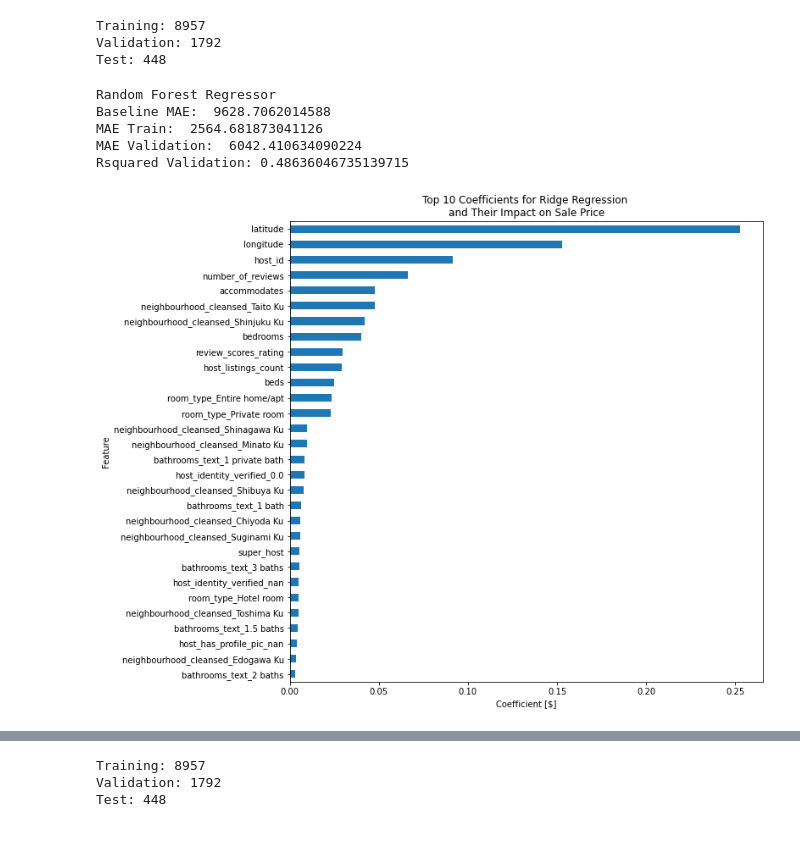
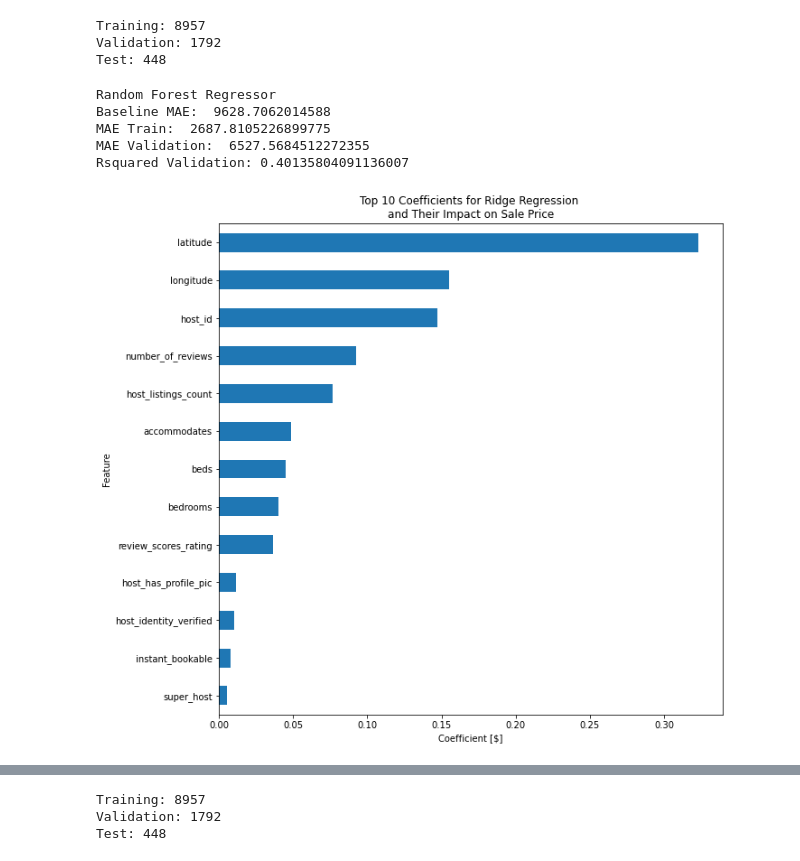
Before and after one commit to Build-Week-2106FT-AirBnB-3/front-end, a Jupyter notebook: EDA.ipynb, the cells around one changed output, grey strips where cells are left out. Drawn from its saved outputs; the diff is of its cells as text; code cells hidden in the pictures.

```diff
--- a/EDA.ipynb
+++ b/EDA.ipynb
@@ -57,6 +57,10 @@ def wrangle(filepath):
     air.drop(columns=drop_cols, inplace=True)
     air.drop(columns=drop_cols2, inplace=True)
 
+    #fix this later
+    air.drop(columns=['bathrooms_text', 'neighbourhood_cleansed','room_type'], inplace=True)
+
+
     # Change the columns t (true) and f (false) to 0 and 1's
     ### note, change type
 
@@ -84,6 +88,9 @@ def wrangle(filepath):
     cols_stretch_goal = ['host_verifications', 'amenities', 'property_type']
     air.drop(columns=cols_stretch_goal, inplace=True)
 
+    to_numeric = ['host_identity_verified', 'host_has_profile_pic', 'instant_bookable']
+    air[to_numeric] = air[to_numeric].apply(pd.to_numeric, downcast='float')
+
     air.head(20)
     # Let's rename the columns
 #     air.columns = ['host_id', 'listing_count', 'profile_pic', 'id_verified',
@@ -152,29 +153,29 @@ print('Rsquared Validation:', r2_score(y_val, model_rf.predict(X_val)))
 # %% [output]
 Random Forest Regressor
 Baseline MAE:  9628.7062014588
-MAE Train:  2564.681873041126
-MAE Validation:  6042.410634090224
-Rsquared Validation: 0.48636046735139715
+MAE Train:  2687.8105226899775
+MAE Validation:  6527.5684512272355
+Rsquared Validation: 0.40135804091136007
 # %%
 # Create bar chart
 # Add coefficients from Model_r's named steps
 coefficients = model_rf.named_steps['randomforestregressor'].feature_importances_
 
 # Add feature names from Model_r's named steps
 features = model_rf.named_steps['onehotencoder'].get_feature_names()
 
 # Combine the two values into a single object, sorting based on the absolute value
 feat_imp = pd.Series(coefficients, index=features).sort_values(key=abs)
 
 # Create the bar chart and limit it to the top 10 features
 
 fig, ax = plt.subplots(figsize=(10, 10))
-feat_imp.tail(30).plot(kind='barh')
+feat_imp.plot(kind='barh')
 # Add labels to the chart
 plt.xlabel('Coefficient [$]')
 plt.ylabel('Feature')
 plt.title('Top 10 Coefficients for Ridge Regression \nand Their Impact on Sale Price')
 plt.show();
 # %% [output]
-[figure, old version]
+[figure, new version]
 # %%
```
Also changed, not shown: parts of 15 cells of this notebook, 2 other files.
